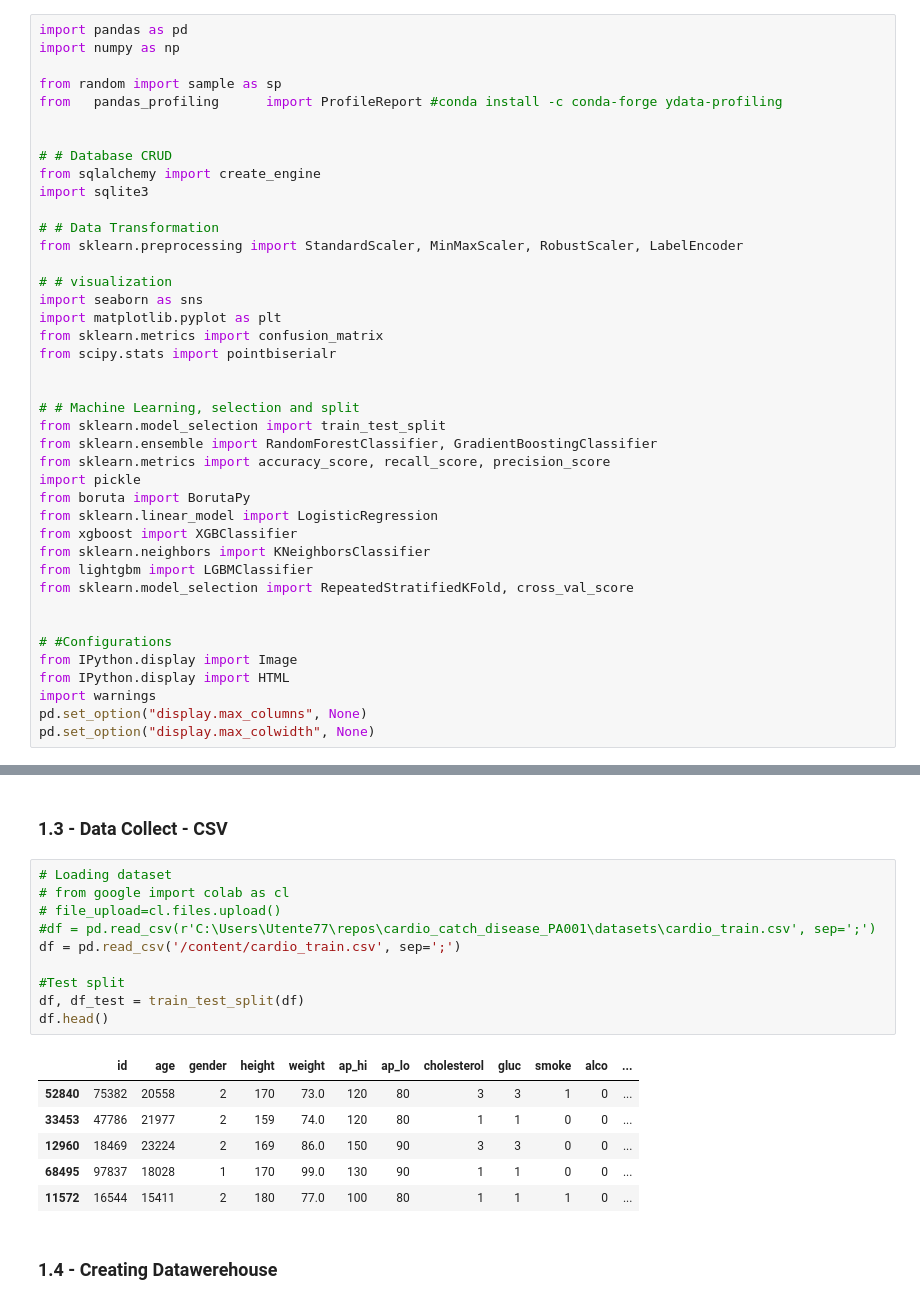
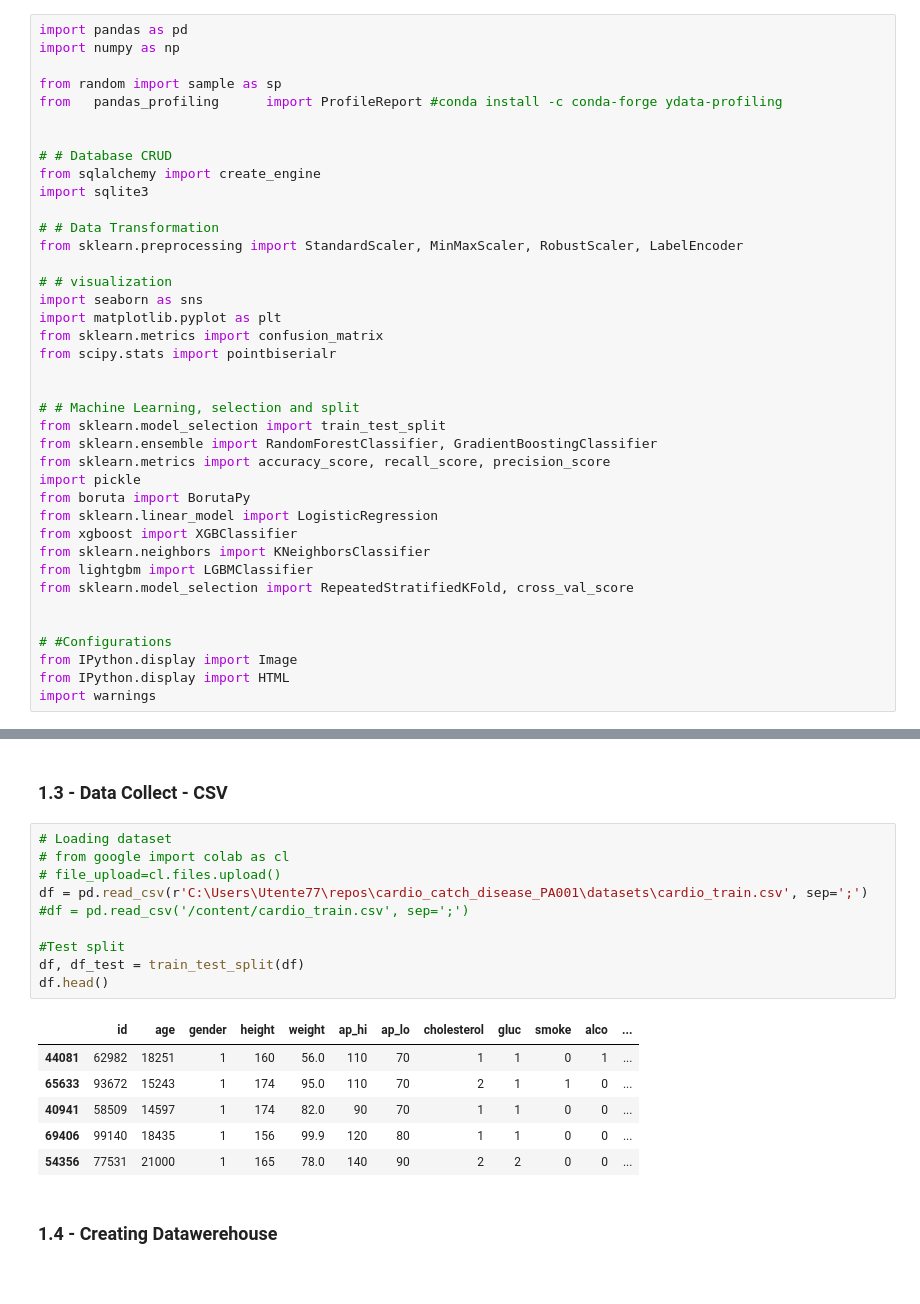
Before and after one commit to alessandra-barbosa/cardio_catch_disease, a Jupyter notebook: AB_cardio_catch_diseases_2.ipynb, the cells around one changed output, grey strips where cells are left out. Drawn from its saved outputs; the diff is of its cells as text.

```diff
--- a/AB_cardio_catch_diseases_2.ipynb
+++ b/AB_cardio_catch_diseases_2.ipynb
@@ -95,8 +80,6 @@ from sklearn.model_selection import RepeatedStratifiedKFold, cross_val_score
 from IPython.display import Image
 from IPython.display import HTML
 import warnings
-pd.set_option("display.max_columns", None)
-pd.set_option("display.max_colwidth", None)
 # %% [markdown]
 ### 1.2 - Funcions
 # %%
@@ -158,20 +142,20 @@ Populating the interactive namespace from numpy and matplotlib
 # %%
 # Loading dataset
 # from google import colab as cl
 # file_upload=cl.files.upload()
-#df = pd.read_csv(r'C:\Users\Utente77\repos\cardio_catch_disease_PA001\datasets\cardio_train.csv', sep=';')
-df = pd.read_csv('/content/cardio_train.csv', sep=';')
+df = pd.read_csv(r'C:\Users\Utente77\repos\cardio_catch_disease_PA001\datasets\cardio_train.csv', sep=';')
+#df = pd.read_csv('/content/cardio_train.csv', sep=';')
 
 #Test split
 df, df_test = train_test_split(df)
 df.head()
 # %% [output]
 |  | id | age | gender | height | weight | ap_hi | ap_lo | cholesterol | gluc | smoke | alco | ... |
-| 52840 | 75382 | 20558 | 2 | 170 | 73.0 | 120 | 80 | 3 | 3 | 1 | 0 | ... |
-| 33453 | 47786 | 21977 | 2 | 159 | 74.0 | 120 | 80 | 1 | 1 | 0 | 0 | ... |
-| 12960 | 18469 | 23224 | 2 | 169 | 86.0 | 150 | 90 | 3 | 3 | 0 | 0 | ... |
-| 68495 | 97837 | 18028 | 1 | 170 | 99.0 | 130 | 90 | 1 | 1 | 0 | 0 | ... |
-| 11572 | 16544 | 15411 | 2 | 180 | 77.0 | 100 | 80 | 1 | 1 | 1 | 0 | ... |
+| 44081 | 62982 | 18251 | 1 | 160 | 56.0 | 110 | 70 | 1 | 1 | 0 | 1 | ... |
+| 65633 | 93672 | 15243 | 1 | 174 | 95.0 | 110 | 70 | 2 | 1 | 1 | 0 | ... |
+| 40941 | 58509 | 14597 | 1 | 174 | 82.0 | 90 | 70 | 1 | 1 | 0 | 0 | ... |
+| 69406 | 99140 | 18435 | 1 | 156 | 99.9 | 120 | 80 | 1 | 1 | 0 | 0 | ... |
+| 54356 | 77531 | 21000 | 1 | 165 | 78.0 | 140 | 90 | 2 | 2 | 0 | 0 | ... |
 # %% [markdown]
 ### 1.4 - Creating Datawerehouse
 # %% [markdown]
```
Also changed, not shown: parts of 34 cells of this notebook.
